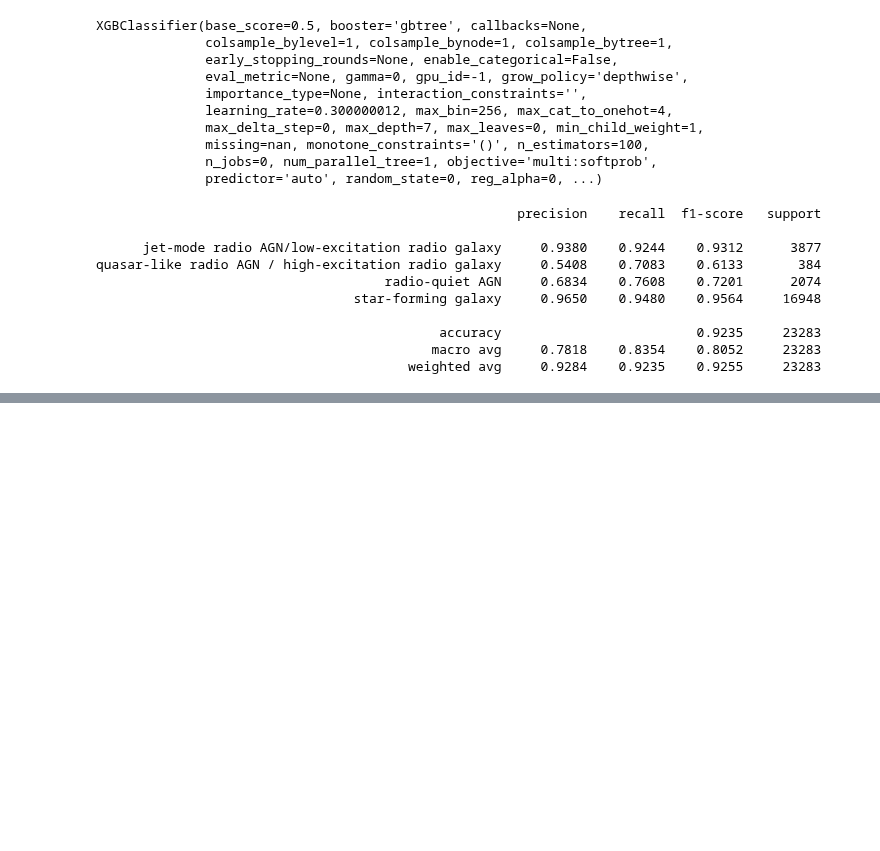
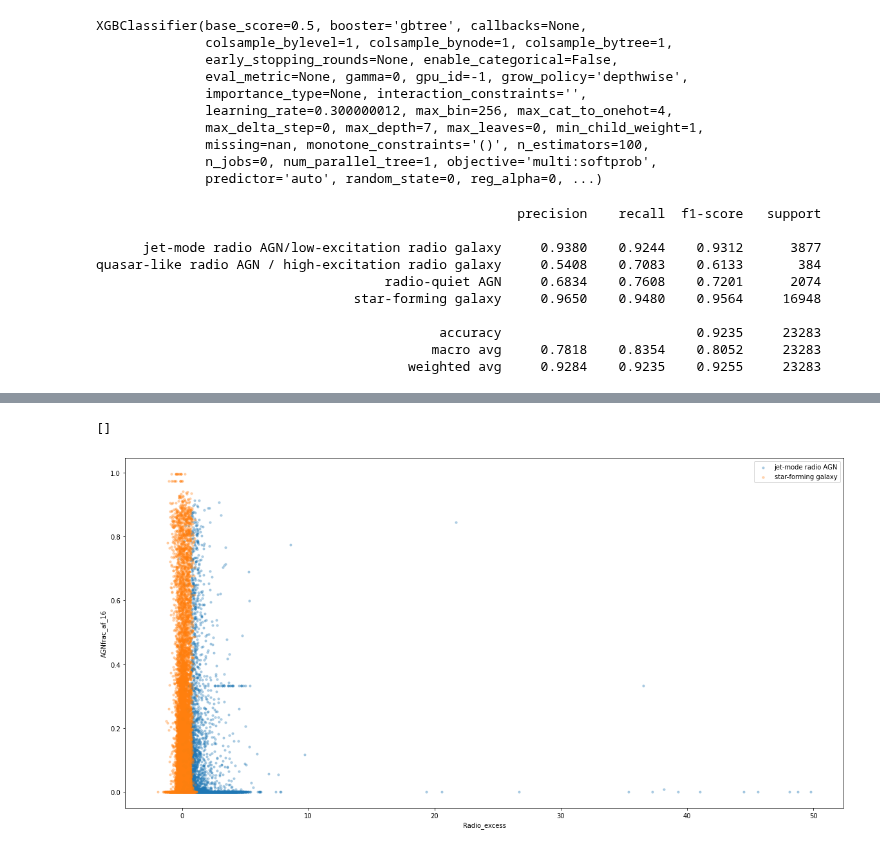
Before and after one commit to jespertjee/LOFAR_ML, a Jupyter notebook: Supervised/Classification.ipynb, the cells around one changed output, grey strips where cells are left out. Cells and saved outputs as stored; diff of their text form; code cells hidden in the pictures; blank space fills up the shorter version.

```diff
--- a/Supervised/Classification.ipynb
+++ b/Supervised/Classification.ipynb
@@ -365,0 +366,12 @@ plt.plot()
+# %%
+plt.figure(figsize=(20,10))
+plt.scatter(jet['Radio_excess'], jet['AGNfrac_af_16'], alpha=0.3, s=size, label='jet-mode radio AGN')
+plt.scatter(sfg['Radio_excess'], sfg['AGNfrac_af_16'], alpha=0.3, s=size, label='star-forming galaxy')
+plt.xlabel('Radio_excess')
+plt.ylabel('AGNfrac_af_16')
+#plt.xlim(-1,2)
+plt.legend()
+plt.plot()
+# %% [output]
+[]
+[figure, added]
```
Also changed, not shown: parts of 3 cells of this notebook, 24 other files.
